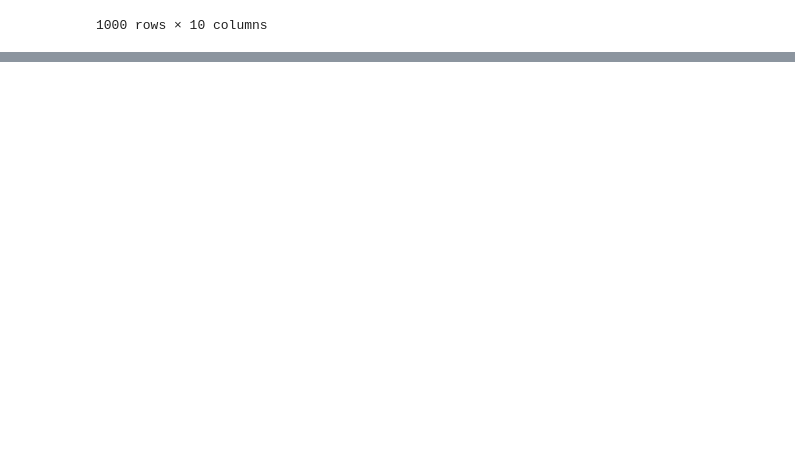
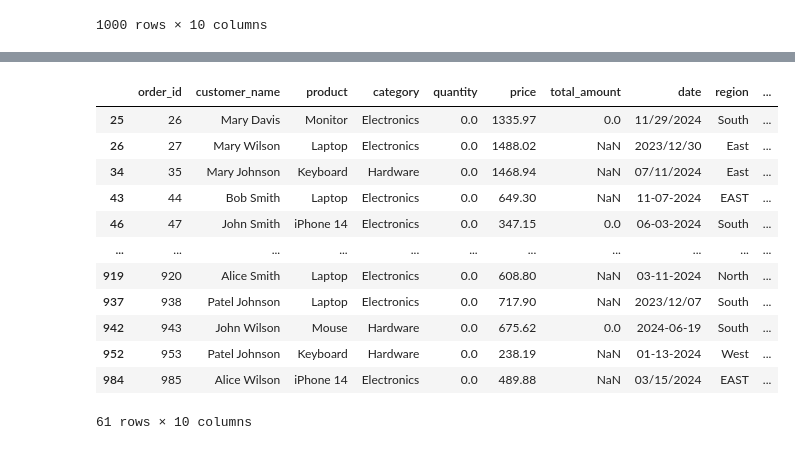
Before and after one commit to Vivek-Kumar-Singh-07/Data-Cleaning-with-Pandas, a Jupyter notebook: datacleaning.ipynb, the cells around one changed output, grey strips where cells are left out. Saved outputs shown, nothing was run; the diff lists cells and outputs as text; code cells hidden in the pictures; blank space fills up the shorter version.

```diff
--- a/datacleaning.ipynb
+++ b/datacleaning.ipynb
@@ -118,0 +181,2 @@ np.int64(0)
+# %%
+sales['total_amount']=sales['total_amount'].round()
@@ -118,0 +191,16 @@ np.int64(0)
+# %%
+sales.query('quantity==0')
+# %% [output]
+|  | order_id | customer_name | product | category | quantity | price | total_amount | date | region | ... |
+| 25 | 26 | Mary Davis | Monitor | Electronics | 0.0 | 1335.97 | 0.0 | 11/29/2024 | South | ... |
+| 26 | 27 | Mary Wilson | Laptop | Electronics | 0.0 | 1488.02 | NaN | 2023/12/30 | East | ... |
+| 34 | 35 | Mary Johnson | Keyboard | Hardware | 0.0 | 1468.94 | NaN | 07/11/2024 | East | ... |
+| 43 | 44 | Bob Smith | Laptop | Electronics | 0.0 | 649.30 | NaN | 11-07-2024 | EAST | ... |
+| 46 | 47 | John Smith | iPhone 14 | Electronics | 0.0 | 347.15 | 0.0 | 06-03-2024 | South | ... |
+| ... | ... | ... | ... | ... | ... | ... | ... | ... | ... | ... |
+| 919 | 920 | Alice Smith | Laptop | Electronics | 0.0 | 608.80 | NaN | 03-11-2024 | North | ... |
+| 937 | 938 | Patel Johnson | Laptop | Electronics | 0.0 | 717.90 | NaN | 2023/12/07 | South | ... |
+| 942 | 943 | John Wilson | Mouse | Hardware | 0.0 | 675.62 | 0.0 | 2024-06-19 | South | ... |
+| 952 | 953 | Patel Johnson | Keyboard | Hardware | 0.0 | 238.19 | NaN | 01-13-2024 | West | ... |
+| 984 | 985 | Alice Wilson | iPhone 14 | Electronics | 0.0 | 489.88 | NaN | 03/15/2024 | EAST | ... |
+61 rows × 10 columns
```
Also changed, not shown: parts of 9 cells of this notebook.
